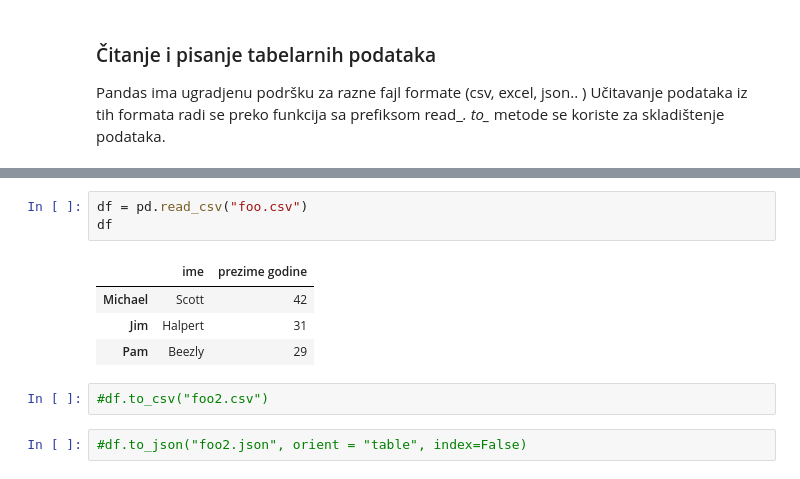
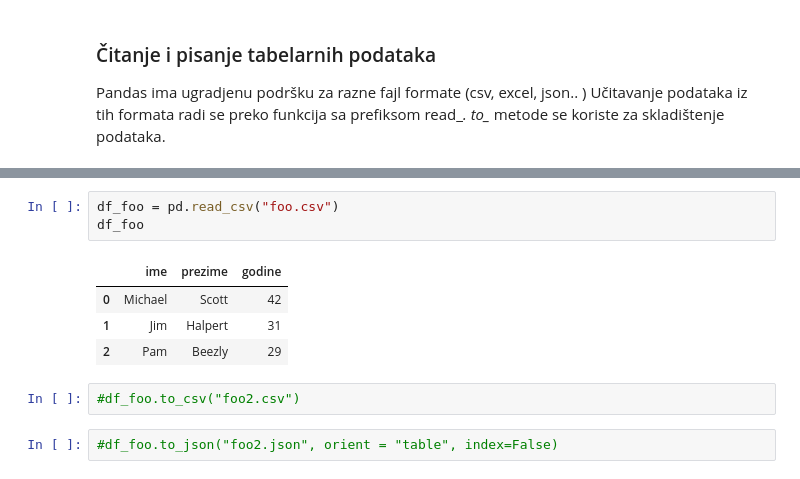
Before and after one commit to TLazarevic/data-analysis-lab, a Jupyter notebook: pandas.ipynb, the cells around one changed output, grey strips where cells are left out. Cells and saved outputs as stored; diff of their text form.

```diff
--- a/pandas.ipynb
+++ b/pandas.ipynb
@@ -644,14 +763,14 @@ Učitavanje podataka iz tih formata radi se preko funkcija sa prefiksom read_*.
 # %% [markdown]
 ![Učitavanje i skladištenje podataka](pandas_read_write.png)
 # %%
-df = pd.read_csv("foo.csv")
-df
+df_foo = pd.read_csv("foo.csv")
+df_foo
 # %% [output]
-|  | ime | prezime godine |
-| Michael | Scott | 42 |
-| Jim | Halpert | 31 |
-| Pam | Beezly | 29 |
+|  | ime | prezime | godine |
+| 0 | Michael | Scott | 42 |
+| 1 | Jim | Halpert | 31 |
+| 2 | Pam | Beezly | 29 |
 # %%
-#df.to_csv("foo2.csv")
+#df_foo.to_csv("foo2.csv")
 # %%
-#df.to_json("foo2.json", orient = "table", index=False)
+#df_foo.to_json("foo2.json", orient = "table", index=False)
```
Also changed, not shown: parts of 56 cells of this notebook, 1 other file.
